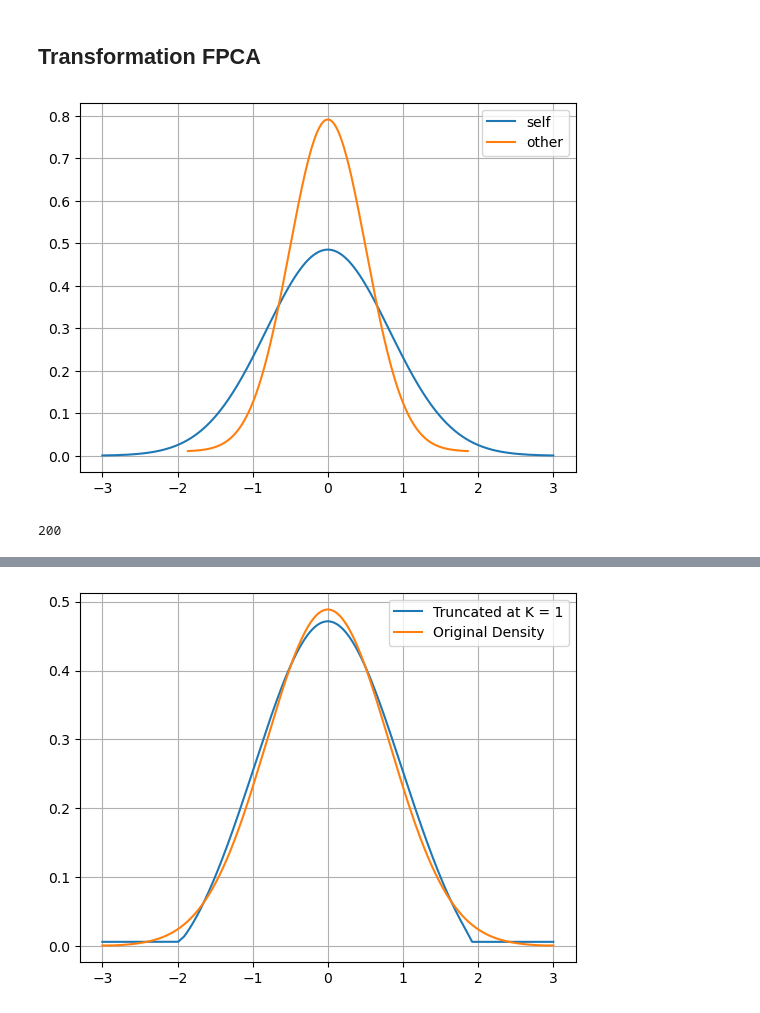
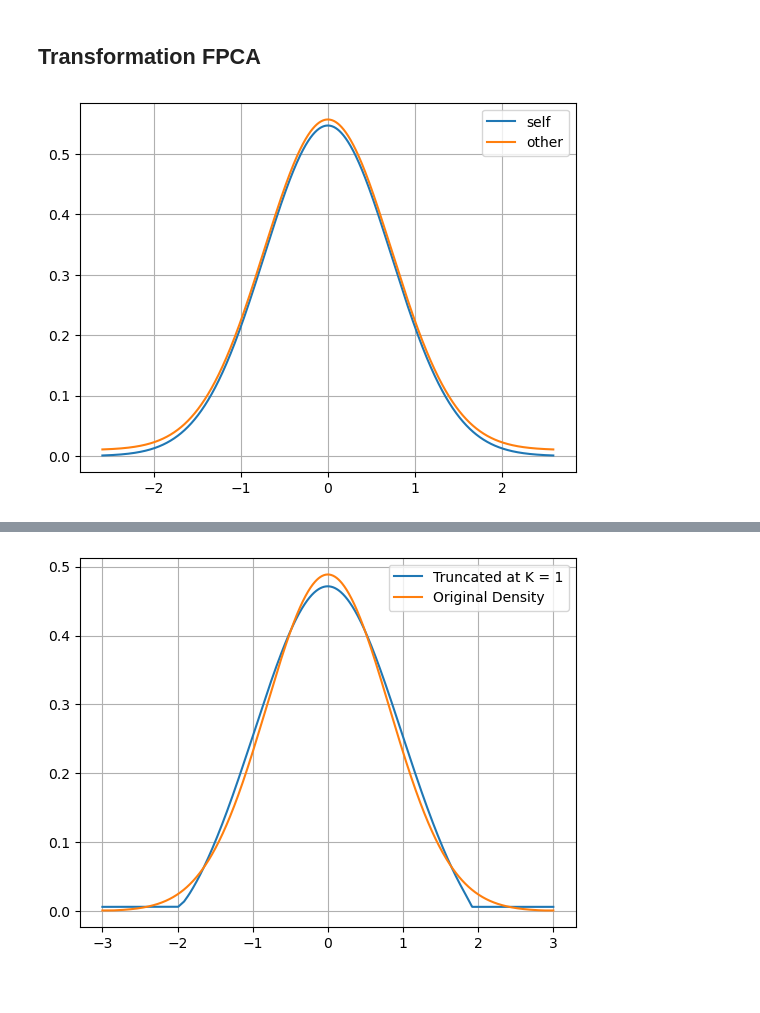
Before and after one commit to mirkimirk/thesis_frechet_fda, a Jupyter notebook: src/frechet_fda/reproduction_petersen2016.ipynb, the cells around one changed output, grey strips where cells are left out. Cells and saved outputs as stored; diff of their text form; code cells hidden in the pictures.

```diff
--- a/src/frechet_fda/reproduction_petersen2016.ipynb
+++ b/src/frechet_fda/reproduction_petersen2016.ipynb
@@ -82,39 +82,12 @@ eigenvalues, eigenfunctions = compute_principal_components(
 )
 # %% [markdown]
 ## Transformation FPCA
-# %%
-def inverse_log_qd_transform(
-    transformed_funcs, left_bound : float, right_bound : float
-):
-    """Invert the log quantile density transform to get back into density space."""
-    # First compute quantile function via natural inverse
-    natural_qfs = [func.exp().integrate() for func in transformed_funcs]
-    # Compute correction factors to normalize quantiles
-    thetas = [qf.y[-1] / (right_bound - left_bound) for qf in natural_qfs]
-    corrected_qfs = [
-        (qf / theta) + left_bound
-        for qf, theta in zip(natural_qfs, thetas, strict=True)
-    ]
-    cdfs = [qf.invert() for qf in corrected_qfs]
-    exponents = [
-        func.compose(cdf) for func, cdf in zip(transformed_funcs, cdfs, strict=True)
-    ]
-    inverses = [
-        theta / exponent.exp()
-        for theta, exponent in zip(thetas, exponents, strict=True)
-    ]
-
-    return inverses
 # %%
 # Transform pdf sample, and test whether inverse works. Manually add some constant
 # to help distinguish the curves
-qf_of_interest = 50
+qf_of_interest = 80
 log_qdfs = log_qd_transform(new_pdfs)
-inverse_log_qdfs = inverse_log_qd_transform(log_qdfs, -trunc, trunc)
+inverse_log_qdfs = inverse_log_qd_transform(log_qdfs)
 inverse_log_qdfs[qf_of_interest].compare(new_pdfs[qf_of_interest] + 0.01)
 # %% [output]
-[figure, old version]
+[figure, new version]
-# %%
-len(inverse_log_qdfs)
-# %% [output]
-200
```
Also changed, not shown: parts of 12 cells of this notebook, 3 other files.
